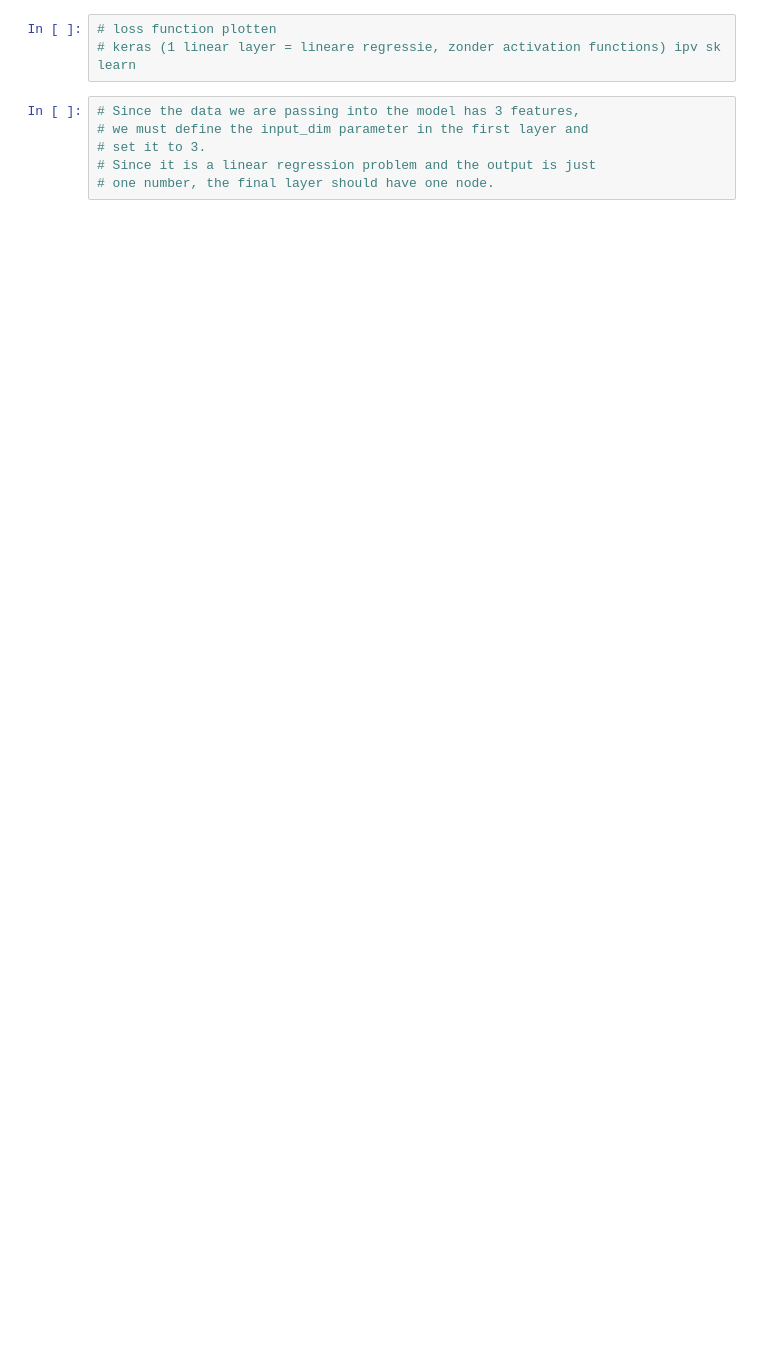
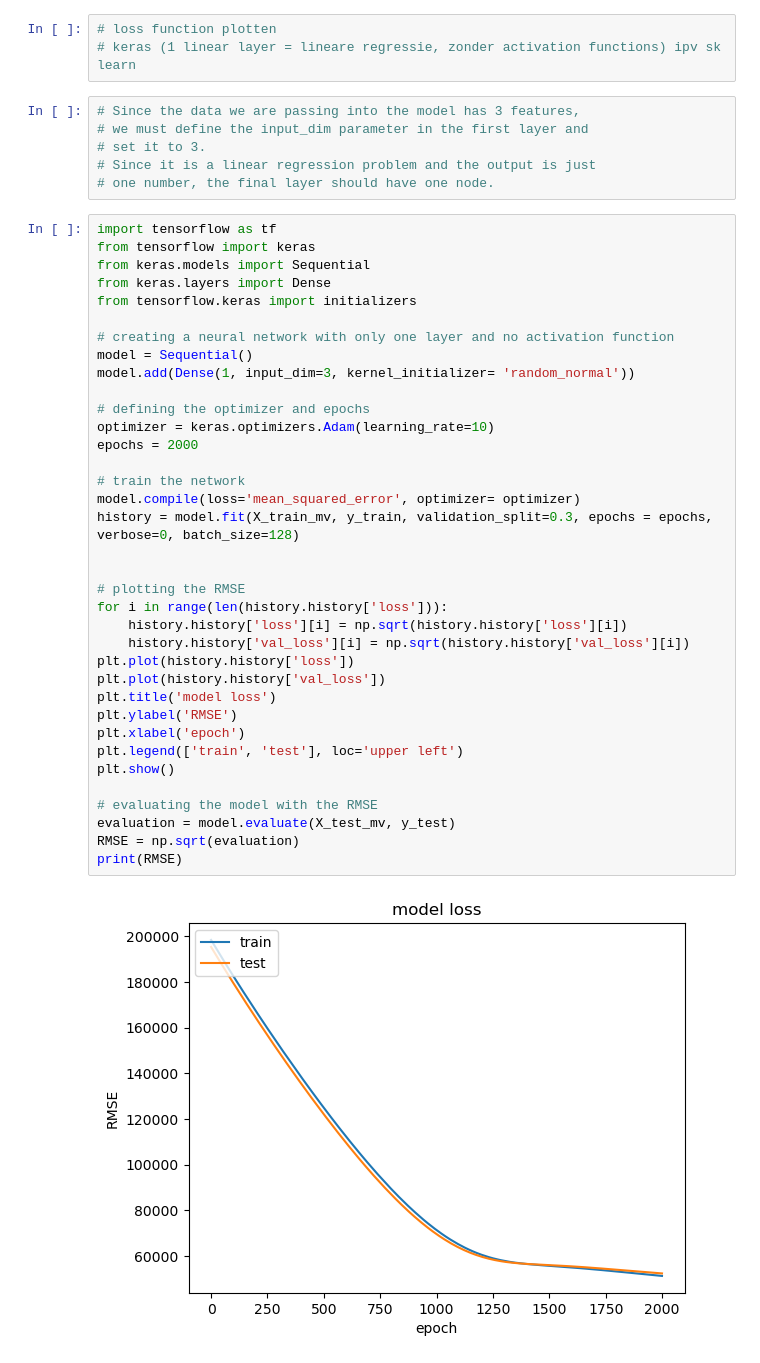
Before and after one commit to Gwyneth653/Syntax-error, a Jupyter notebook: Housing Prices - Linear Regression.ipynb, the cells around one changed output. Cells and saved outputs as stored; diff of their text form; blank space fills up the shorter version.

```diff
--- a/Housing Prices - Linear Regression.ipynb
+++ b/Housing Prices - Linear Regression.ipynb
@@ -424,3 +424,41 @@ RMSE: 64727.58644309295
 # set it to 3.
 # Since it is a linear regression problem and the output is just
 # one number, the final layer should have one node.
+# %%
+import tensorflow as tf
+from tensorflow import keras
+from keras.models import Sequential
+from keras.layers import Dense
+from tensorflow.keras import initializers
+
+# creating a neural network with only one layer and no activation function
+model = Sequential()
+model.add(Dense(1, input_dim=3, kernel_initializer= 'random_normal'))
+
+# defining the optimizer and epochs
+optimizer = keras.optimizers.Adam(learning_rate=10)
+epochs = 2000
+
+# train the network
+model.compile(loss='mean_squared_error', optimizer= optimizer)
+history = model.fit(X_train_mv, y_train, validation_split=0.3, epochs = epochs, verbose=0, batch_size=128)
+
+
+# plotting the RMSE
+for i in range(len(history.history['loss'])):
+    history.history['loss'][i] = np.sqrt(history.history['loss'][i])
+    history.history['val_loss'][i] = np.sqrt(history.history['val_loss'][i])
+plt.plot(history.history['loss'])
+plt.plot(history.history['val_loss'])
+plt.title('model loss')
+plt.ylabel('RMSE')
+plt.xlabel('epoch')
+plt.legend(['train', 'test'], loc='upper left')
+plt.show()
+
+# evaluating the model with the RMSE
+evaluation = model.evaluate(X_test_mv, y_test)
+RMSE = np.sqrt(evaluation)
+print(RMSE)
+# %% [output]
+[figure, added]
```
Also changed, not shown: parts of 16 cells of this notebook.
